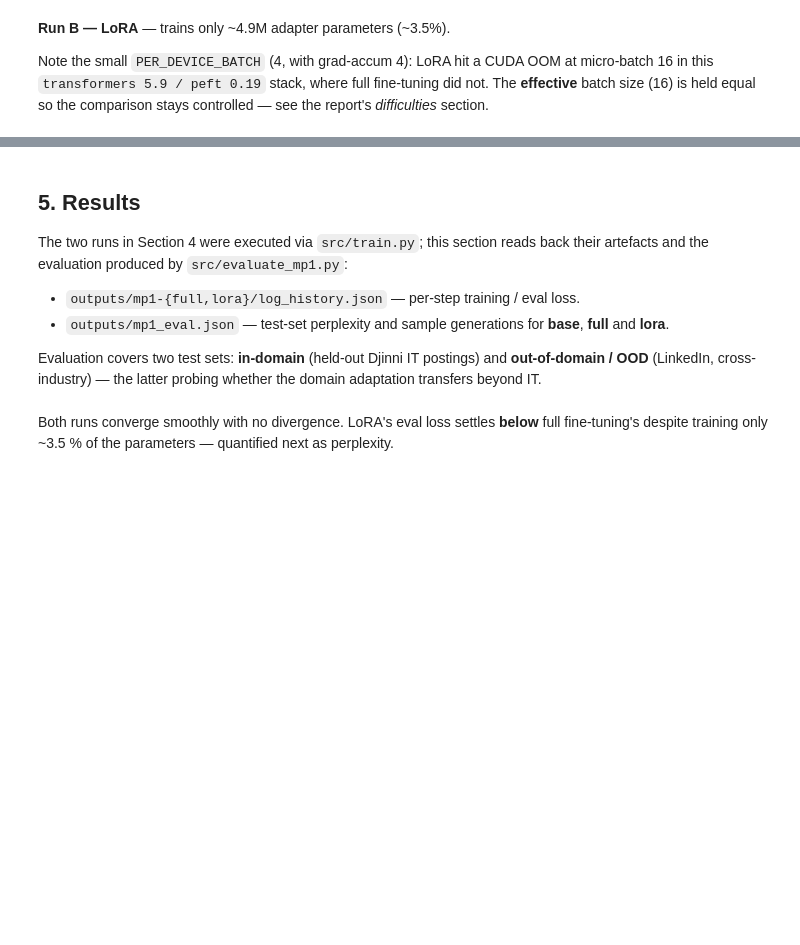
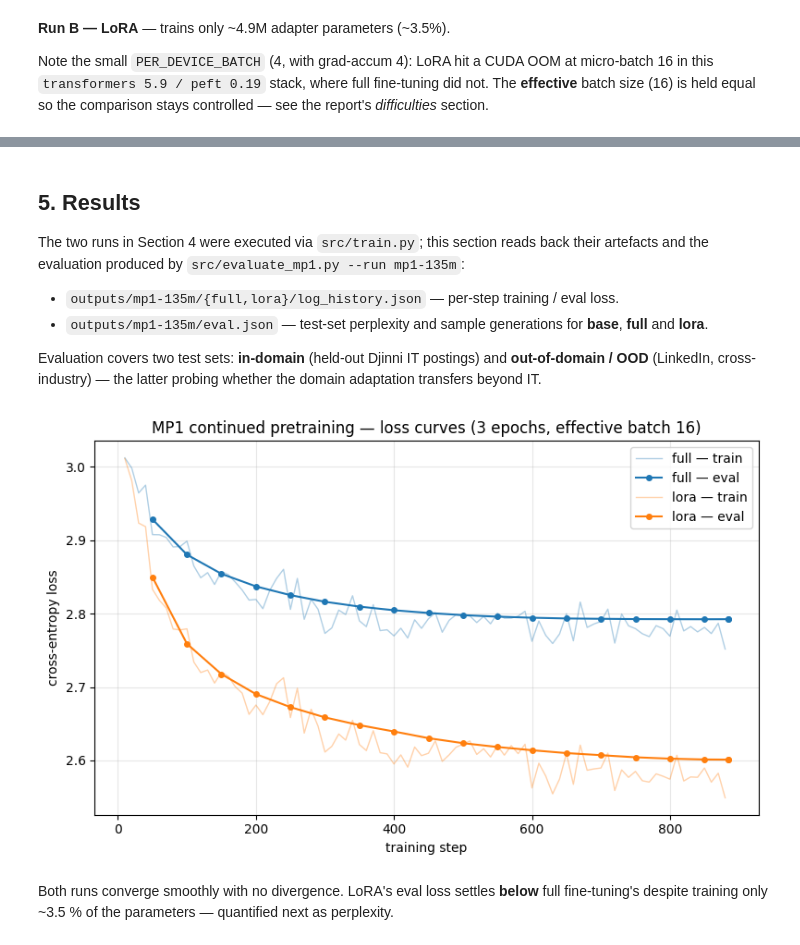
Before and after one commit to logus2k/atlm_pro, a Jupyter notebook: src/atlm_mp1_v2.ipynb, the cells around one changed output, grey strips where cells are left out. Cells and saved outputs as stored; diff of their text form; code cells hidden in the pictures; blank space fills up the shorter version.

Commit message:
Segregate v2 and v3 outputs

```diff
--- a/src/atlm_mp1_v2.ipynb
+++ b/src/atlm_mp1_v2.ipynb
@@ -169,8 +281,10 @@ from transformers import (AutoModelForCausalLM, AutoTokenizer,
 from peft import LoraConfig, get_peft_model
 
 MODEL = "HuggingFaceTB/SmolLM2-135M"            # base model (NOT -Instruct)
+RUN = "mp1-135m"                                # this run's output-folder tag
 CORPUS = PROJECT_ROOT / "data" / "processed" / "mp1"
 OUTPUTS = PROJECT_ROOT / "outputs"
+RUN_DIR = OUTPUTS / RUN                         # outputs/mp1-135m/  (full/ lora/ eval.json)
 BLOCK_SIZE = 1024
 SEED = 42
 
@@ -289,10 +459,10 @@ summary_lora = run_training("lora")
 ## 5. Results
 
 The two runs in Section 4 were executed via `src/train.py`; this section reads
-back their artefacts and the evaluation produced by `src/evaluate_mp1.py`:
+back their artefacts and the evaluation produced by `src/evaluate_mp1.py --run mp1-135m`:
 
-- `outputs/mp1-{full,lora}/log_history.json` — per-step training / eval loss.
-- `outputs/mp1_eval.json` — test-set perplexity and sample generations for
+- `outputs/mp1-135m/{full,lora}/log_history.json` — per-step training / eval loss.
+- `outputs/mp1-135m/eval.json` — test-set perplexity and sample generations for
   **base**, **full** and **lora**.
 
 Evaluation covers two test sets: **in-domain** (held-out Djinni IT postings) and
@@ -301,32 +471,34 @@ the domain adaptation transfers beyond IT.
 # %%
 import json
 
 OUTPUTS = PROJECT_ROOT / "outputs"
 
 
 def load_curves(mode):
     """Return (train_steps, train_loss), (eval_steps, eval_loss) for a run."""
-    hist = json.loads((OUTPUTS / f"mp1-{mode}" / "log_history.json").read_text())
+    hist = json.loads((RUN_DIR / mode / "log_history.json").read_text())
     train = [(e["step"], e["loss"]) for e in hist if "loss" in e]
     evals = [(e["step"], e["eval_loss"]) for e in hist if "eval_loss" in e]
     return train, evals
 
 
 fig, ax = plt.subplots(figsize=(8, 5))
 for mode, color in [("full", "tab:blue"), ("lora", "tab:orange")]:
     train, evals = load_curves(mode)
     ts, tl = zip(*train)
     es, el = zip(*evals)
     ax.plot(ts, tl, color=color, alpha=0.35, linewidth=1, label=f"{mode} — train")
     ax.plot(es, el, color=color, marker="o", markersize=4, label=f"{mode} — eval")
 
 ax.set_xlabel("training step")
 ax.set_ylabel("cross-entropy loss")
 ax.set_title("MP1 continued pretraining — loss curves (3 epochs, effective batch 16)")
 ax.legend()
 ax.grid(alpha=0.3)
 plt.tight_layout()
 plt.show()
+# %% [output]
+[figure, added]
 # %% [markdown]
 Both runs converge smoothly with no divergence. LoRA's eval loss settles
 **below** full fine-tuning's despite training only ~3.5 % of the parameters —
```
Also changed, not shown: parts of 18 cells of this notebook, 4 other files.
